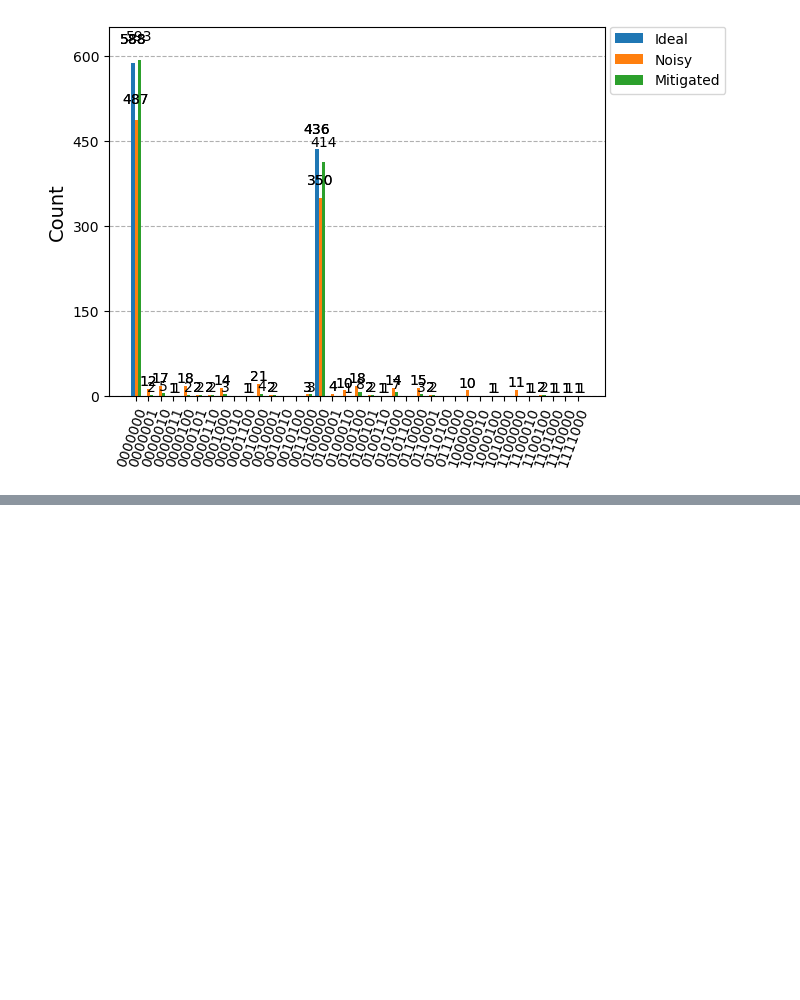
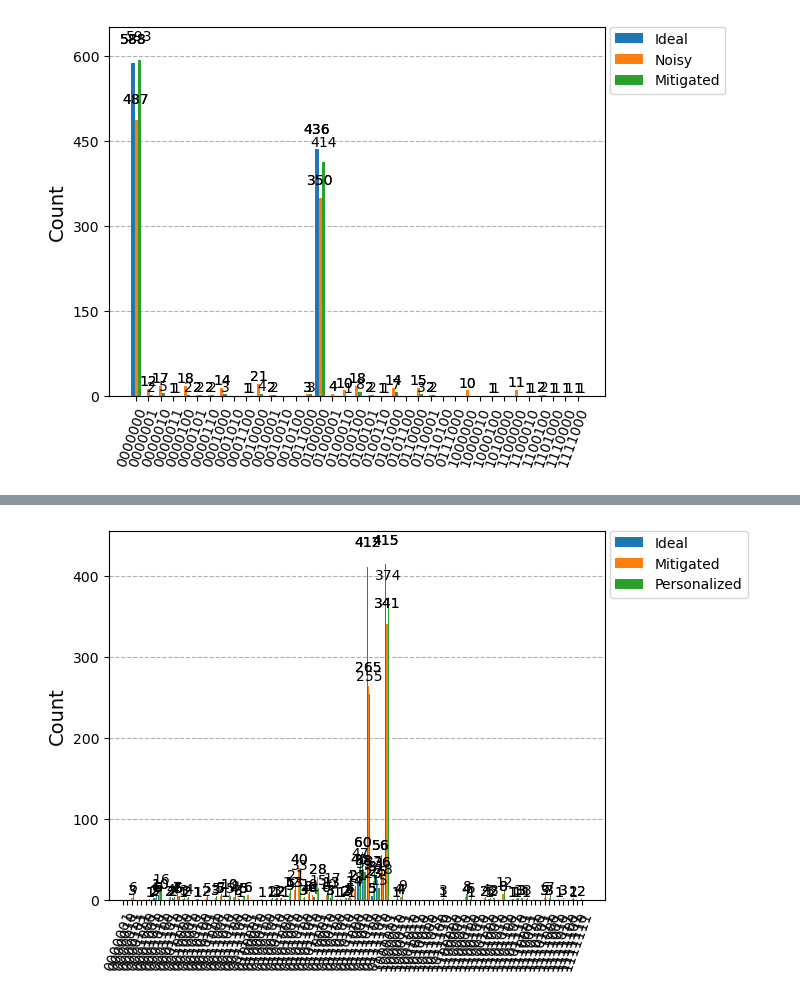
Before and after one commit to malee4/readout_mitigation, a Jupyter notebook: error_mitigation/readout_error.ipynb, the cells around one changed output, grey strips where cells are left out. Saved outputs shown, nothing was run; the diff lists cells and outputs as text; code cells hidden in the pictures; blank space fills up the shorter version.

```diff
--- a/error_mitigation/readout_error.ipynb
+++ b/error_mitigation/readout_error.ipynb
@@ -343,0 +388,11 @@ plot_histogram([ideal_counts, noisy_counts, mitigated_counts], legend=["Ideal",
+# %%
+def unfold_false_probabilities(X, N):
+	SIGN = np.array([[-1, 1], [1, -1]])
+	flattened = X.reshape((2*N, 1))
+	mask = np.tile(SIGN, (N, 1))
+	probabilities = flattened * mask + np.tile(np.eye(2), (N, 1))
+	probabilities = probabilities.reshape((N, 2, 2)) # reshape
+	return probabilities
+
+def fold_false_probabilities(X):
+	return X.diagonal(axis1=1, axis2=2)
@@ -343,0 +544,35 @@ plot_histogram([ideal_counts, noisy_counts, mitigated_counts], legend=["Ideal",
+# %%
+nshots = 1024
+# get ideal results
+ideal_backend = AerSimulator()
+
+ideal_transpiled = transpile(circuit, ideal_backend)
+ideal_result = ideal_backend.run(ideal_transpiled, shots=nshots).result()
+ideal_counts = ideal_result.get_counts(ideal_transpiled)
+
+# get the noisy results
+noisy_backend = FakePerth()
+noise_model = NoiseModel.from_backend(noisy_backend)
+sampler = Sampler(options={
+    'backend_options': {
+        'noise_model': noise_model
+	}
+})
+
+noisy_transpiled = transpile(circuit, noisy_backend)
+noisy_job = sampler.run([noisy_transpiled], shots=nshots)
+noisy_pub_result = noisy_job.result()[0]
+noisy_counts = noisy_pub_result.data.c.get_counts()
+# %%
+# mitigate the noisy results
+noisy_probabilities = to_vector(noisy_counts) / nshots
+mitigated_probabilities = calibration_matrix @ noisy_probabilities
+mitigated_counts = to_dict(mitigated_probabilities * nshots)
+
+personalized_probabilities = personalized_calibration @ noisy_probabilities
+personalized_counts = to_dict(personalized_probabilities * nshots)
+# %%
+# plot mitigated versus ideal
+plot_histogram([ideal_counts, mitigated_counts, personalized_counts], legend=["Ideal", "Mitigated", "Personalized"])
+# %% [output]
+[figure, added]
```
Also changed, not shown: parts of 24 cells of this notebook.
